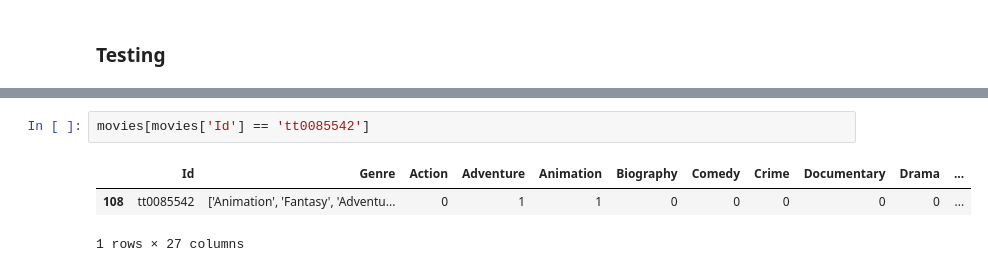
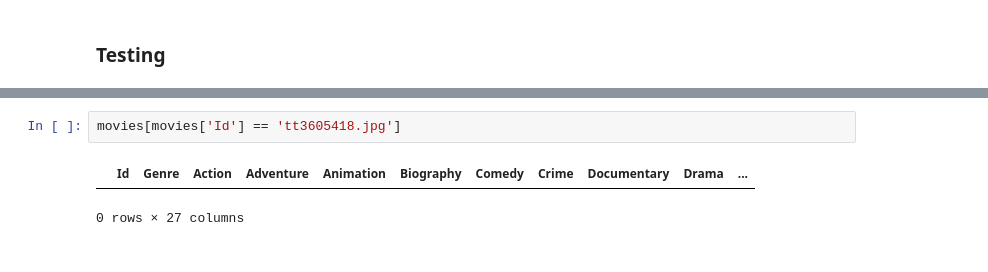
Before and after one commit to ChristheIm/CNN-Movie-Classification, a Jupyter notebook: movie_VGG16.ipynb, the cells around one changed output, grey strips where cells are left out. Cells and saved outputs as stored; diff of their text form.

```diff
--- a/movie_VGG16.ipynb
+++ b/movie_VGG16.ipynb
@@ -266,6 +261,5 @@ Action
 # %%
-movies[movies['Id'] == 'tt0085542']
+movies[movies['Id'] == 'tt3605418.jpg']
 # %% [output]
 |  | Id | Genre | Action | Adventure | Animation | Biography | Comedy | Crime | Documentary | Drama | ... |
-| 108 | tt0085542 | ['Animation', 'Fantasy', 'Adventu... | 0 | 1 | 1 | 0 | 0 | 0 | 0 | 0 | ... |
-1 rows × 27 columns
+0 rows × 27 columns
```
Also changed, not shown: parts of 18 cells of this notebook, 12 other files.
